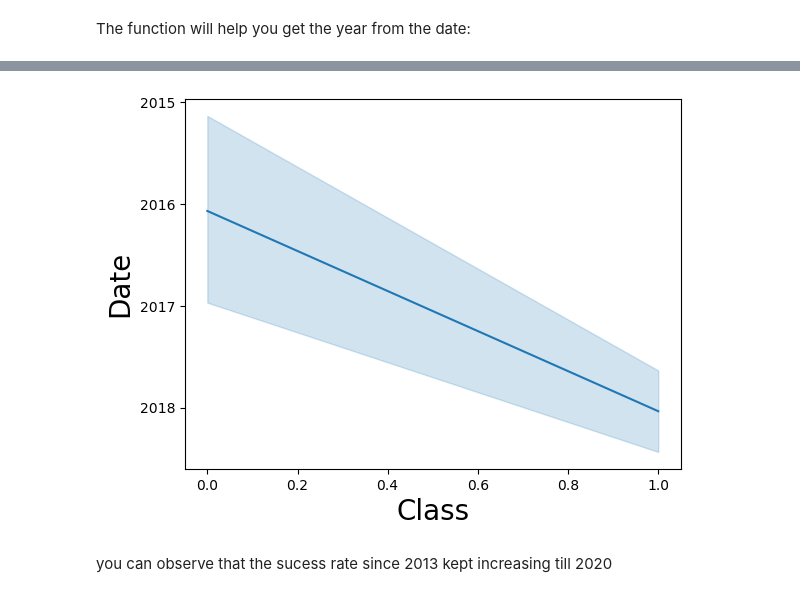
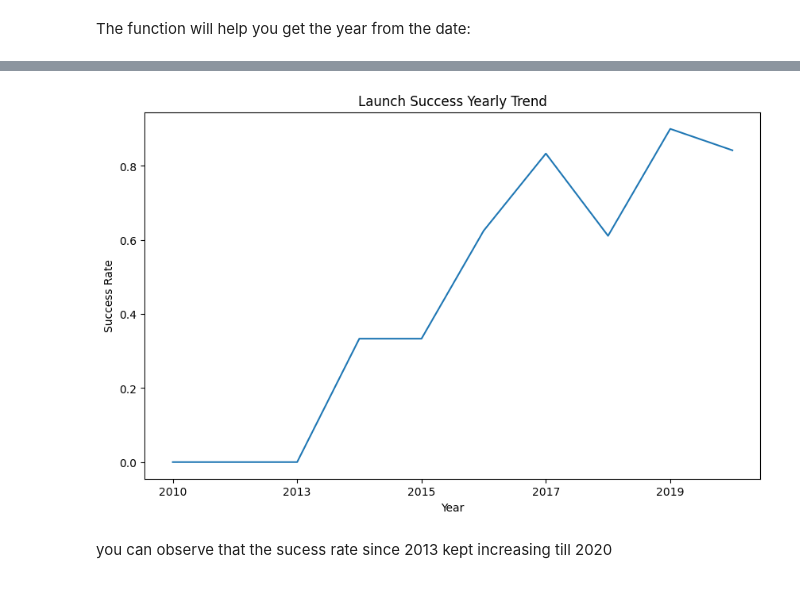
Before and after one commit to KSavaresse/capstoneIBM, a Jupyter notebook: 05_edadataviz.ipynb, the cells around one changed output, grey strips where cells are left out. Saved outputs shown, nothing was run; the diff lists cells and outputs as text; code cells hidden in the pictures.

```diff
--- a/05_edadataviz.ipynb
+++ b/05_edadataviz.ipynb
@@ -181,12 +189,16 @@ df.head()
 | 4 | 5 | 2013 | Falcon 9 | 3170.000000 | GTO | CCAFS SLC 40 | None None | 1 | False | ... |
 # %%
 # Plot a line chart with x axis to be the extracted year and y axis to be the success rate
-sns.lineplot(y="Date", x="Class", data=df)
-plt.xlabel("Class",fontsize=20)
-plt.ylabel("Date",fontsize=20)
+df_success_yearly = df.groupby(['Date'])['Class'].mean()
+
+df_success_yearly.plot(kind='line', figsize=(10, 6))
+plt.xlabel('Year') # add to x-label to the plot
+plt.ylabel('Success Rate') # add y-label to the plot
+plt.title('Launch Success Yearly Trend') # add title to the plot
+
 plt.show()
 # %% [output]
-[figure, old version]
+[figure, new version]
 # %% [markdown]
 you can observe that the sucess rate since 2013 kept increasing till 2020
 # %% [markdown]
```
Also changed, not shown: parts of 3 cells of this notebook.
